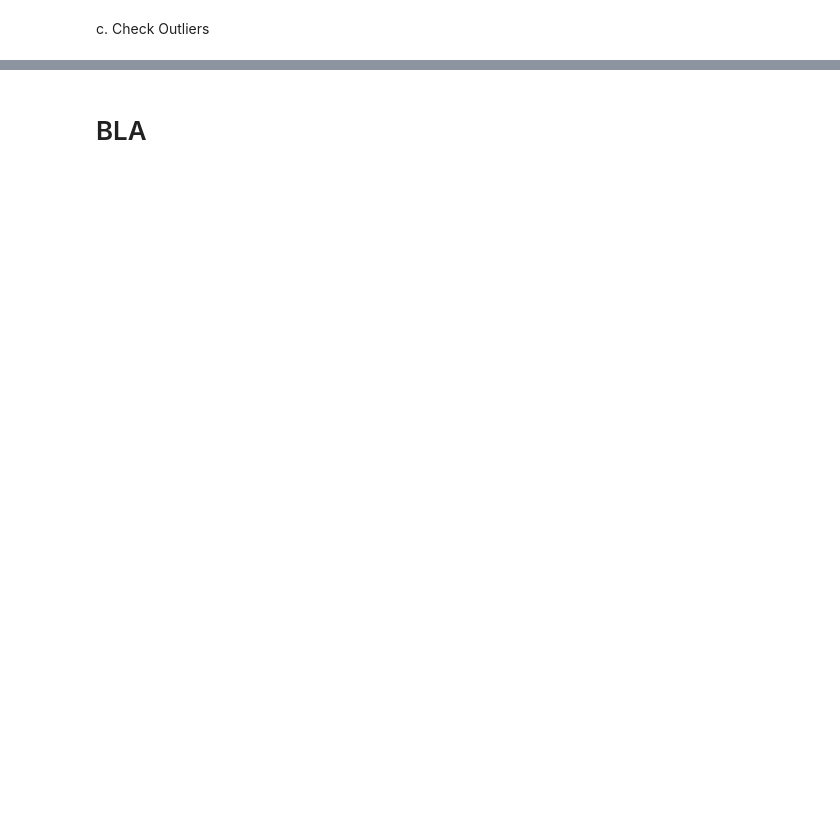
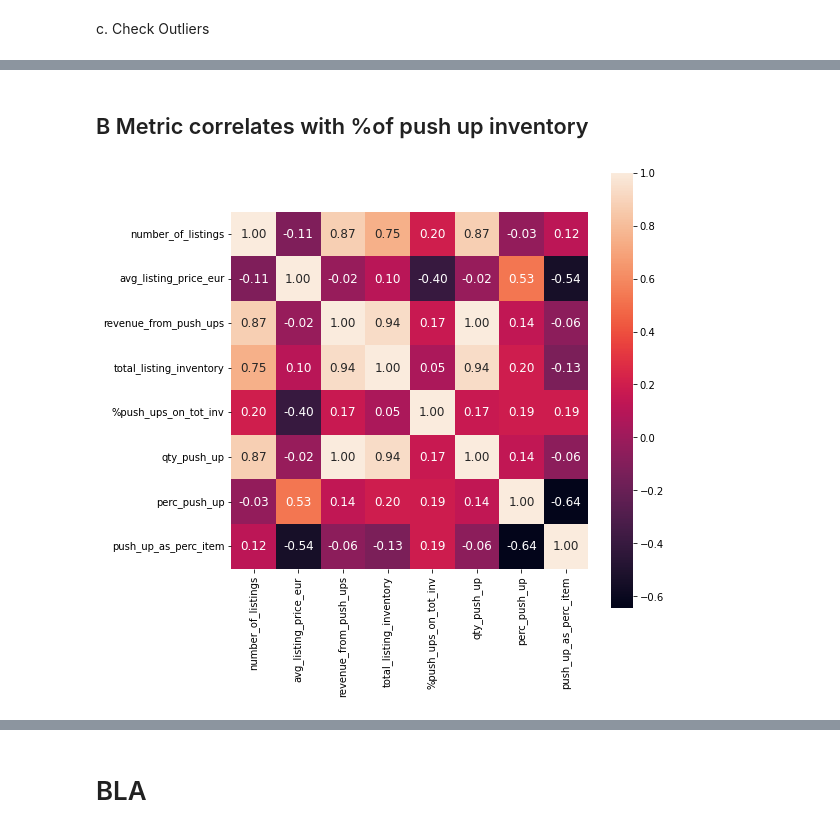
Before and after one commit to LouiseDantas/vinted, a Jupyter notebook: vinted.ipynb, the cells around one changed output, grey strips where cells are left out. Cells and saved outputs as stored; diff of their text form; code cells hidden in the pictures; blank space fills up the shorter version.

```diff
--- a/vinted.ipynb
+++ b/vinted.ipynb
@@ -87,0 +73,9 @@ corr=data.corr()
+# %%
+df['rev_push_ups_on_tot_inv']=df['revenue_from_push_ups']/df['total_listing_inventory']*100
+# %%
+df['qty_push_up']=df['revenue_from_push_ups']/2
+df['perc_push_up']=(df['qty_push_up']/df['number_of_listings'])*100
+# %%
+df['push_up_as_perc_item']=(2/df['avg_listing_price_eur'])*100
+# %%
+df['category_concat']=df['category_2']+'_'+df['category_3']
@@ -87,0 +134,9 @@ corr=data.corr()
+# %% [markdown]
+## B Metric correlates with %of push up inventory
+# %%
+df_corr=df.corr()
+plt.figure(figsize=(8,8))
+hm = sns.heatmap(df_corr, annot=True, square=True, fmt='.2f', annot_kws={'size': 12})
+plt.show()
+# %% [output]
+[figure, added]
```
Also changed, not shown: parts of 73 cells of this notebook.
